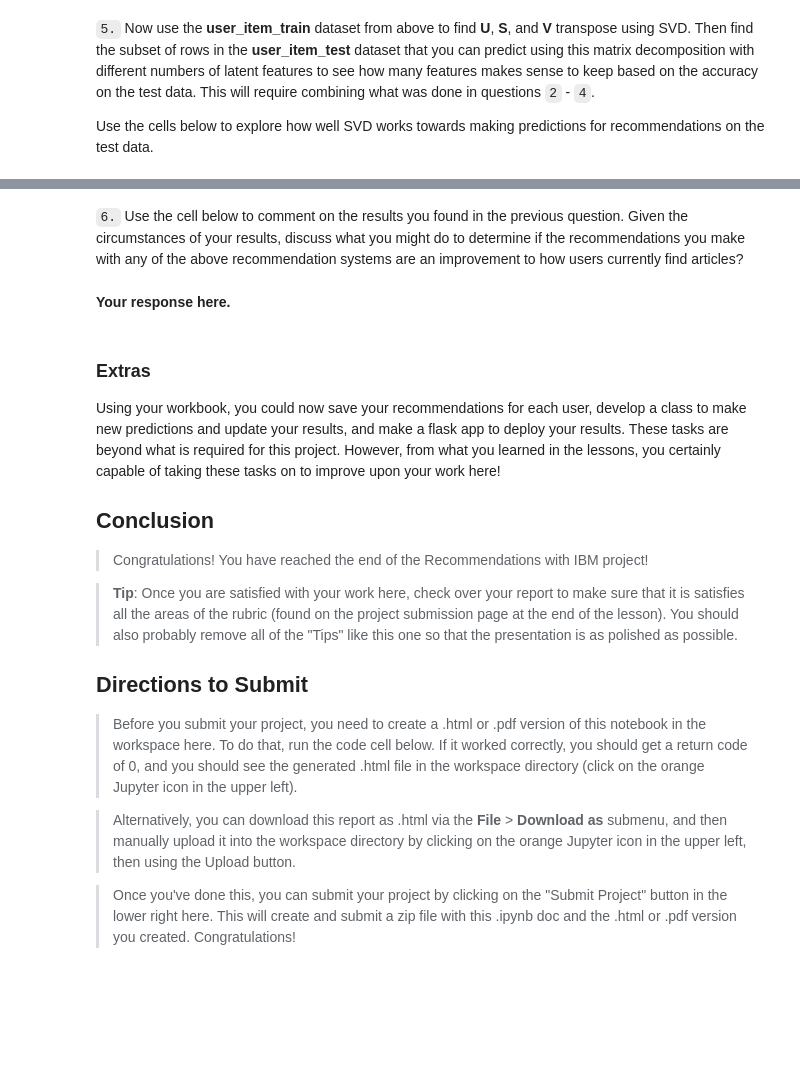
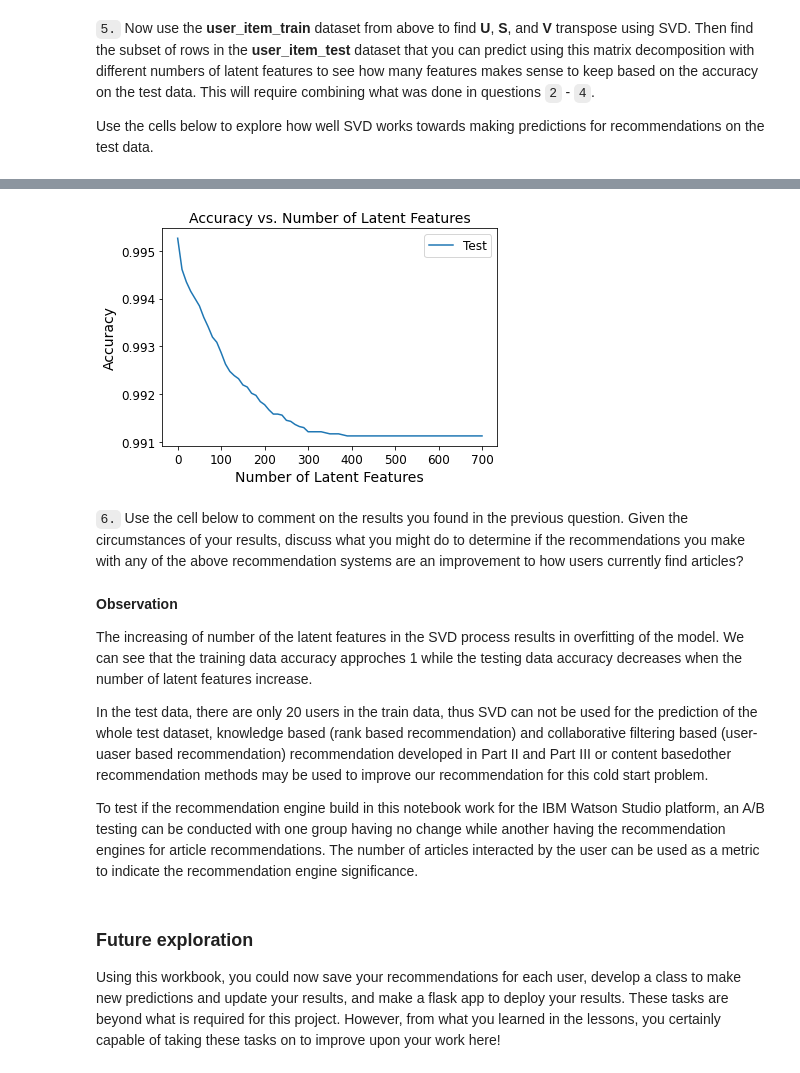
Before and after one commit to SweetAdjPotato/Recommendation_with_IBM, a Jupyter notebook: Recommendations_with_IBM.ipynb, the cells around one changed output, grey strips where cells are left out. Saved outputs shown, nothing was run; the diff lists cells and outputs as text; code cells hidden in the pictures; blank space fills up the shorter version.

Commit message:
Recommendations using SVD

```diff
--- a/Recommendations_with_IBM.ipynb
+++ b/Recommendations_with_IBM.ipynb
@@ -821,27 +884,28 @@ u_train, s_train, vt_train = # fit svd similar to above then use the cells below
+# %%
+plt.plot(num_latent_feats, 1 - np.array(sum_errs_test)/df.shape[0], label='Test')
+plt.title('Accuracy vs. Number of Latent Features', fontsize=14)
+plt.xlabel('Number of Latent Features', fontsize=14)
+plt.ylabel('Accuracy', fontsize=14)
+plt.xticks(fontsize=12)
+plt.yticks(fontsize=12)
+plt.legend(['Test'], prop={"size":12})
+plt.show()
+# %% [output]
+[figure, added]
 # %% [markdown]
 `6.` Use the cell below to comment on the results you found in the previous question. Given the circumstances of your results, discuss what you might do to determine if the recommendations you make with any of the above recommendation systems are an improvement to how users currently find articles?
-# %% [markdown]
-**Your response here.**
-# %% [markdown]
-<a id='conclusions'></a>
-### Extras
-Using your workbook, you could now save your recommendations for each user, develop a class to make new predictions and update your results, and make a flask app to deploy your results.  These tasks are beyond what is required for this project.  However, from what you learned in the lessons, you certainly capable of taking these tasks on to improve upon your work here!
-
-
-## Conclusion
-
-> Congratulations!  You have reached the end of the Recommendations with IBM project!
-
-> **Tip**: Once you are satisfied with your work here, check over your report to make sure that it is satisfies all the areas of the rubric (found on the project submission page at the end of the lesson). You should also probably remove all of the "Tips" like this one so that the presentation is as polished as possible.
-
-
-## Directions to Submit
-
-> Before you submit your project, you need to create a .html or .pdf version of this notebook in the workspace here. To do that, run the code cell below. If it worked correctly, you should get a return code of 0, and you should see the generated .html file in the workspace directory (click on the orange Jupyter icon in the upper left).
-
-> Alternatively, you can download this report as .html via the **File** > **Download as** submenu, and then manually upload it into the workspace directory by clicking on the orange Jupyter icon in the upper left, then using the Upload button.
-
-> Once you've done this, you can submit your project by clicking on the "Submit Project" button in the lower right here. This will create and submit a zip file with this .ipynb doc and the .html or .pdf version you created. Congratulations!
+# %% [markdown]
+**Observation**
+
+The increasing of number of the latent features in the SVD process results in overfitting of the model. We can see that the training data accuracy approches 1 while the testing data accuracy decreases when the number of latent features increase.
+
+In the test data, there are only 20 users in the train data, thus SVD can not be used for the prediction of the whole test dataset, knowledge based (rank based recommendation) and collaborative filtering based (user-uaser based recommendation) recommendation developed in Part II and Part III or content basedother recommendation methods may be used to improve our recommendation for this cold start problem.
+
+To test if the recommendation engine build in this notebook work for the IBM Watson Studio platform, an A/B testing can be conducted with one group having no change while another having the recommendation engines for article recommendations. The number of articles interacted by the user can be used as a metric to indicate the recommendation engine significance.
+# %% [markdown]
+<a id='conclusions'></a>
+### Future exploration
+Using this workbook, you could now save your recommendations for each user, develop a class to make new predictions and update your results, and make a flask app to deploy your results.  These tasks are beyond what is required for this project.  However, from what you learned in the lessons, you certainly capable of taking these tasks on to improve upon your work here!
 # %%
 from subprocess import call
 call(['python', '-m', 'nbconvert', 'Recommendations_with_IBM.ipynb'])
```
Also changed, not shown: parts of 30 cells of this notebook.
